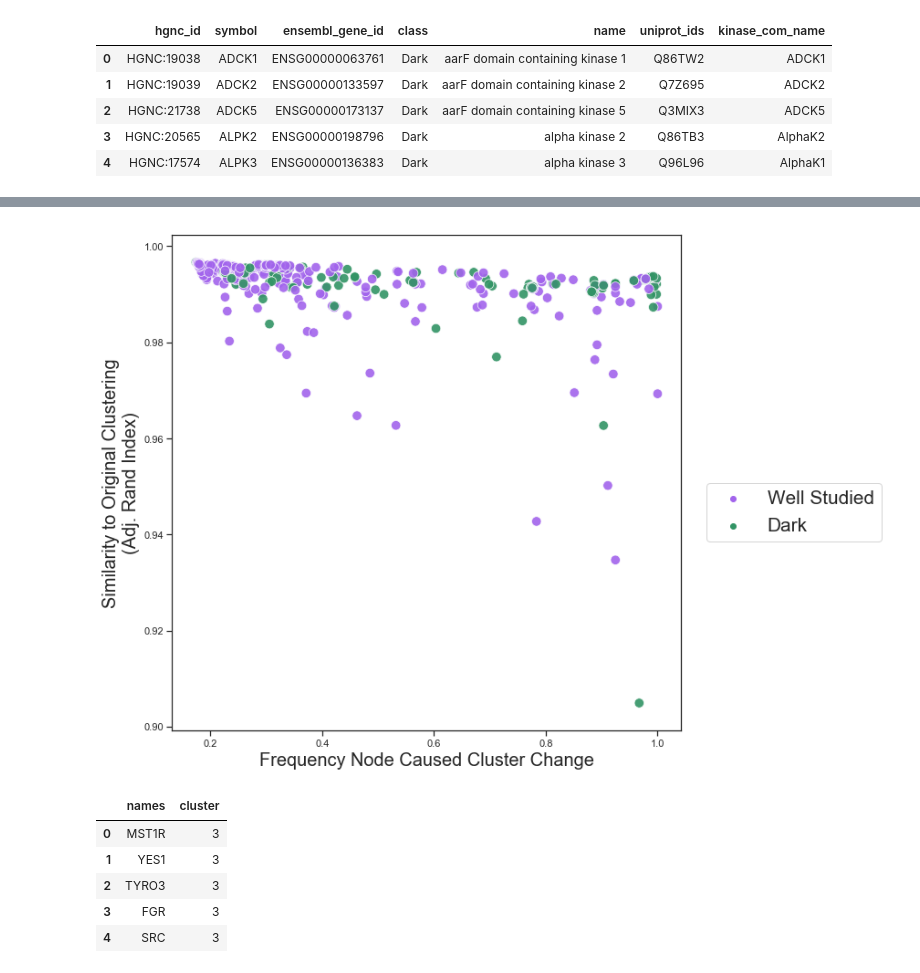
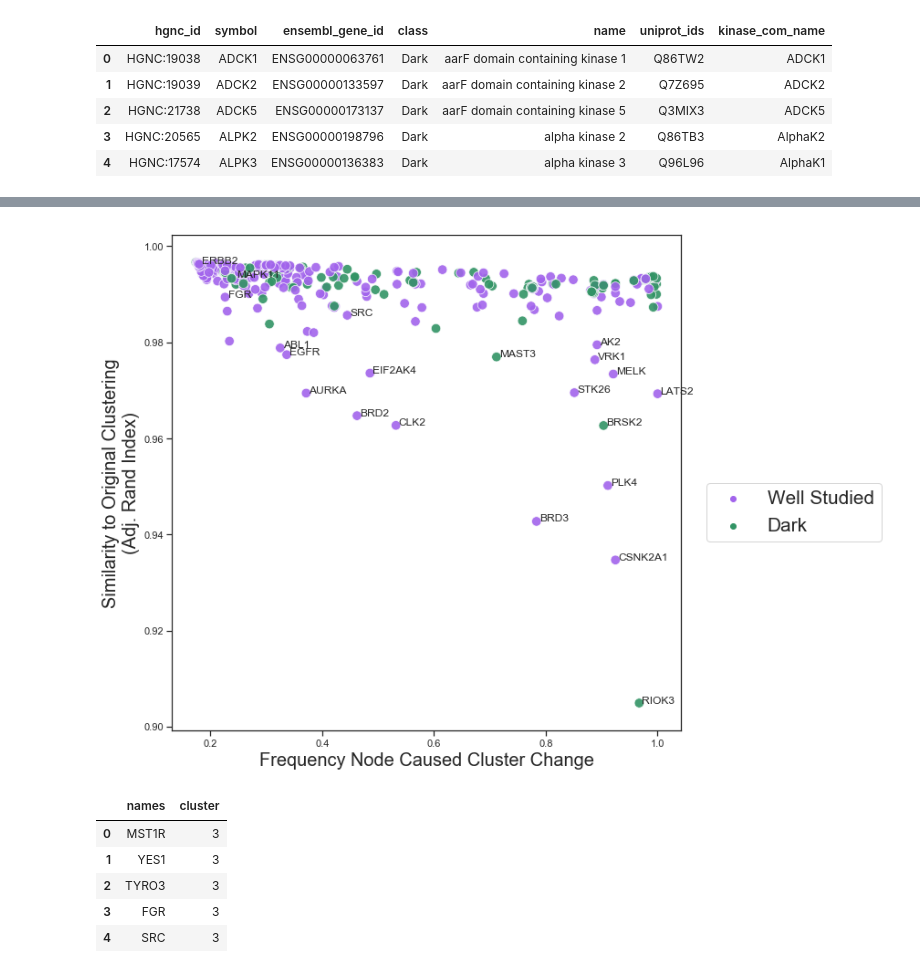
Before and after one commit to gomezlab/kinotypeClusteringAndRegression, a Jupyter notebook: src/network_11_analysisOfSensitivity.ipynb, the cells around one changed output, grey strips where cells are left out. Saved outputs shown, nothing was run; the diff lists cells and outputs as text; code cells hidden in the pictures.

```diff
--- a/src/network_11_analysisOfSensitivity.ipynb
+++ b/src/network_11_analysisOfSensitivity.ipynb
@@ -148,18 +168,25 @@ prgn = cm.get_cmap('PRGn')
 # %%
 l = louv.merge(dark[['symbol', 'class']], left_index=True, right_on='symbol', how='left')
 fig, ax = plt.subplots(figsize=(10,10))
 g = sns.scatterplot(nonzero_count/517., rand.mean(axis=0), ax=ax, hue=(l['class'].fillna('Well Studied')).values, alpha=.9, s=110,
                    palette=sns.diverging_palette(280, 145, s=85, l=55, n=2))
+
 g.set_ylabel('Similarity to Original Clustering\n(Adj. Rand Index)', size=20)
 g.set_xlabel('Frequency Node Caused Cluster Change', size=20)
+
+for n, row in zip(louv.index.tolist(), zip(nonzero_count/517., rand.mean(axis=0))):
+    if row[1] < 0.98:
+        plt.annotate(n, (row[0]+.005, row[1]))
+    elif n in ('FGR', 'SRC', 'MAPK11', 'ERBB2'):
+        plt.annotate(n, (row[0]+.005, row[1]))
 
 #plt.setp(ax.get_legend().get_texts(), fontsize='26')
 #plt.legend(loc='lower left')
 plt.legend(bbox_to_anchor=(1.05, .5), loc=2, borderaxespad=0., fontsize='xx-large')
 #sns.fig.legend
 plt.show()
 # %% [output]
-[figure, old version]
+[figure, new version]
 # %%
 color = pd.read_csv('../results/networkClusters/louvain_clusters.txt', sep='\t')
 color.head()
```
Also changed, not shown: parts of 6 cells of this notebook.
